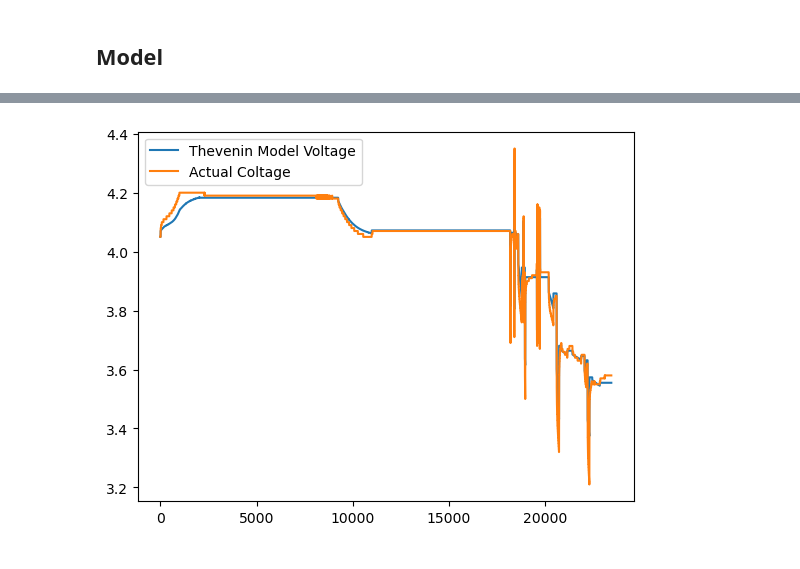
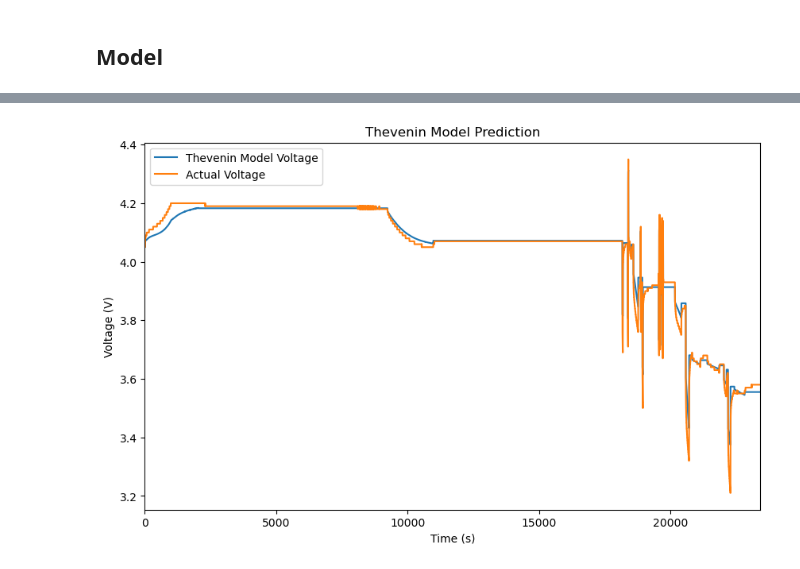
Before and after one commit to sunfanyi/modelling-of-lithium-ion-batteries, a Jupyter notebook: part1.ipynb, the cells around one changed output, grey strips where cells are left out. Drawn from its saved outputs; the diff is of its cells as text; code cells hidden in the pictures.

```diff
--- a/part1.ipynb
+++ b/part1.ipynb
@@ -67,8 +67,12 @@ Initial SOC: 85.95454511%
 # %%
-_, ax = plt.subplots()
+_, ax = plt.subplots(figsize=(10, 6))
 ax.plot(t, V_pred, label='Thevenin Model Voltage')
-ax.plot(t, V_actual, label='Actual Coltage')
+ax.plot(t, V_actual, label='Actual Voltage')
 ax.legend()
+ax.set_xlim([0, t[-1]])
+ax.set_xlabel('Time (s)')
+ax.set_ylabel('Voltage (V)')
+ax.set_title('Thevenin Model Prediction')
 plt.show()
 # %% [output]
-[figure, old version]
+[figure, new version]
```
Also changed, not shown: parts of 7 cells of this notebook.
